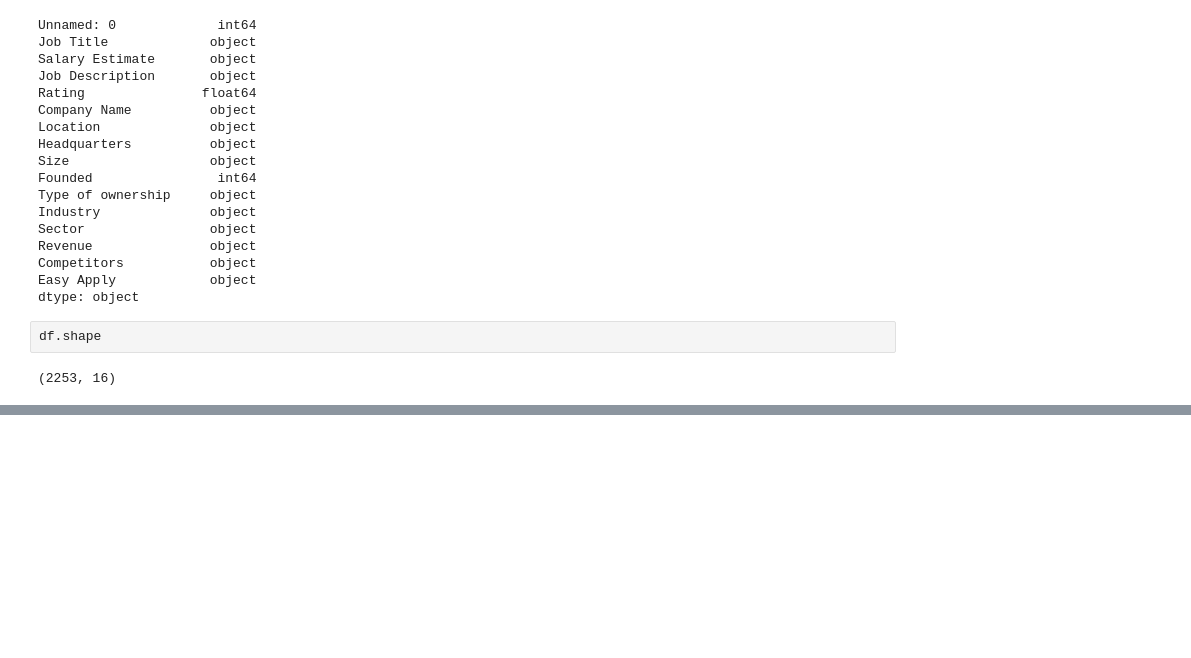
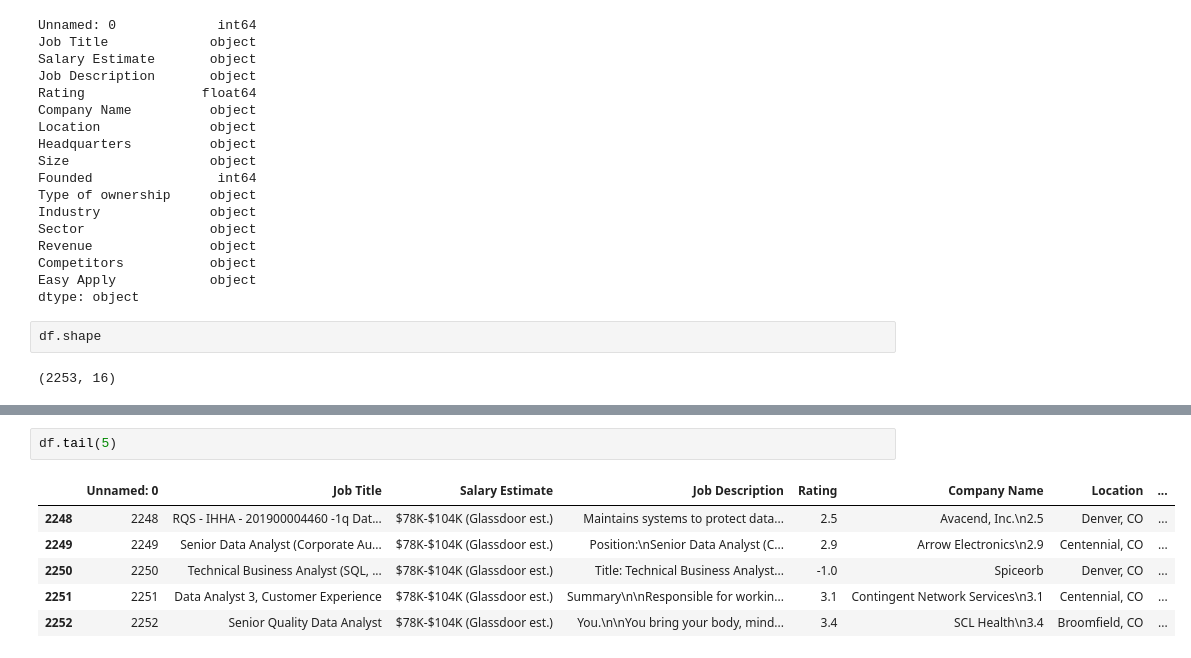
Before and after one commit to eduardagoulart/pandas_study, a Jupyter notebook: pandas_tutorial/zero_to_hero.ipynb, the cells around one changed output, grey strips where cells are left out. Saved outputs shown, nothing was run; the diff lists cells and outputs as text; blank space fills up the shorter version.

```diff
--- a/pandas_tutorial/zero_to_hero.ipynb
+++ b/pandas_tutorial/zero_to_hero.ipynb
@@ -67,0 +77,9 @@ df.shape
+# %%
+df.tail(5)
+# %% [output]
+|  | Unnamed: 0 | Job Title | Salary Estimate | Job Description | Rating | Company Name | Location | ... |
+| 2248 | 2248 | RQS - IHHA - 201900004460 -1q Dat... | $78K-$104K (Glassdoor est.) | Maintains systems to protect data... | 2.5 | Avacend, Inc.\n2.5 | Denver, CO | ... |
+| 2249 | 2249 | Senior Data Analyst (Corporate Au... | $78K-$104K (Glassdoor est.) | Position:\nSenior Data Analyst (C... | 2.9 | Arrow Electronics\n2.9 | Centennial, CO | ... |
+| 2250 | 2250 | Technical Business Analyst (SQL, ... | $78K-$104K (Glassdoor est.) | Title: Technical Business Analyst... | -1.0 | Spiceorb | Denver, CO | ... |
+| 2251 | 2251 | Data Analyst 3, Customer Experience | $78K-$104K (Glassdoor est.) | Summary\n\nResponsible for workin... | 3.1 | Contingent Network Services\n3.1 | Centennial, CO | ... |
+| 2252 | 2252 | Senior Quality Data Analyst | $78K-$104K (Glassdoor est.) | You.\n\nYou bring your body, mind... | 3.4 | SCL Health\n3.4 | Broomfield, CO | ... |
```
Also changed, not shown: parts of 2 cells of this notebook, 1 other file.
